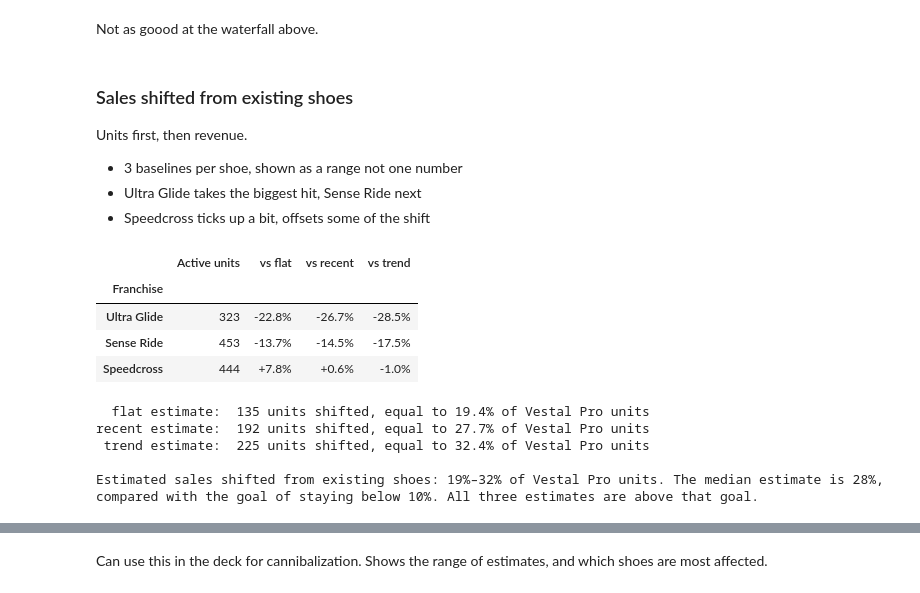
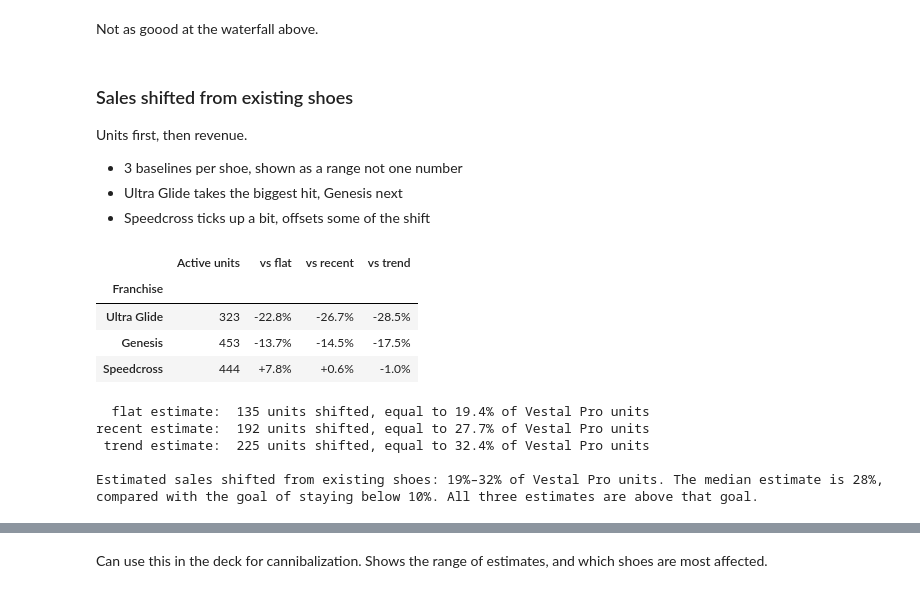
Before and after one commit to andersone17/salomon_case, a Jupyter notebook: notebooks/campaign_analysis.ipynb, the cells around one changed output, grey strips where cells are left out. Drawn from its saved outputs; the diff is of its cells as text; code cells hidden in the pictures.

Commit message:
changed sense ride to genesis

```diff
--- a/notebooks/campaign_analysis.ipynb
+++ b/notebooks/campaign_analysis.ipynb
@@ -163,7 +163,7 @@ ACT_END = pd.Timestamp("2026-06-20")
 POST_END = pd.Timestamp("2026-07-20")
 ACTIVE_DAYS = 20
 
-EXISTING_FRANCHISES = ["Ultra Glide", "Sense Ride", "Speedcross"]
+EXISTING_FRANCHISES = ["Ultra Glide", "Genesis", "Speedcross"]
 ADJACENT = ["Trail Apparel", "Trail Accessories"]
 PAID_CHANNELS = ["Email", "SMS", "Paid Social", "Paid Search", "Affiliate"]
 
@@ -563,7 +563,7 @@ Not as goood at the waterfall above.
 
 Units first, then revenue.
 - 3 baselines per shoe, shown as a range not one number
-- Ultra Glide takes the biggest hit, Sense Ride next
+- Ultra Glide takes the biggest hit, Genesis next
 - Speedcross ticks up a bit, offsets some of the shift
 # %%
 def unit_baselines(franchise):
@@ -581,35 +581,35 @@ def unit_baselines(franchise):
 specs = {fr: unit_baselines(fr) for fr in EXISTING_FRANCHISES}
 spec_names = ["flat", "recent", "trend"]
 unit_change_by_spec = {
     spec: {fr: specs[fr]["observed"] / specs[fr][spec] - 1 for fr in EXISTING_FRANCHISES}
     for spec in spec_names
 }
 assert all(min(changes, key=changes.get) == "Ultra Glide" for changes in unit_change_by_spec.values())
 
 detail = pd.DataFrame({
     "Franchise": EXISTING_FRANCHISES,
     "Active units": [specs[fr]["observed"] for fr in EXISTING_FRANCHISES],
 }).set_index("Franchise")
 for spec in spec_names:
     detail[f"vs {spec}"] = [f"{specs[fr]['observed'] / specs[fr][spec] - 1:+.1%}" for fr in EXISTING_FRANCHISES]
 display(detail)
 
 rates = {}
 for spec in spec_names:
-    displaced = sum(max(specs[fr][spec] - specs[fr]["observed"], 0) for fr in ["Sense Ride", "Ultra Glide"])
+    displaced = sum(max(specs[fr][spec] - specs[fr]["observed"], 0) for fr in ["Genesis", "Ultra Glide"])
     gained = max(specs["Speedcross"]["observed"] - specs["Speedcross"][spec], 0)
     rates[spec] = (displaced - gained) / vestal_units
     print(f"{spec:>6} estimate: {displaced - gained:>4.0f} units shifted, equal to {rates[spec]:.1%} of Vestal Pro units")
 
 rate_range = (min(rates.values()), max(rates.values()))
 print(f"\nEstimated sales shifted from existing shoes: {rate_range[0]:.0%}–{rate_range[1]:.0%} of Vestal Pro units. "
       f"The median estimate is {np.median(list(rates.values())):.0%}, compared with the goal of staying below 10%. "
       f"All three estimates are above that goal.")
 # %% [output]
 |  | Active units | vs flat | vs recent | vs trend |
 | Franchise |  |  |  |  |
 | Ultra Glide | 323 | -22.8% | -26.7% | -28.5% |
-| Sense Ride | 453 | -13.7% | -14.5% | -17.5% |
+| Genesis | 453 | -13.7% | -14.5% | -17.5% |
 | Speedcross | 444 | +7.8% | +0.6% | -1.0% |
   flat estimate:  135 units shifted, equal to 19.4% of Vestal Pro units
 recent estimate:  192 units shifted, equal to 27.7% of Vestal Pro units
```
Also changed, not shown: parts of 9 cells of this notebook, 15 other files.
